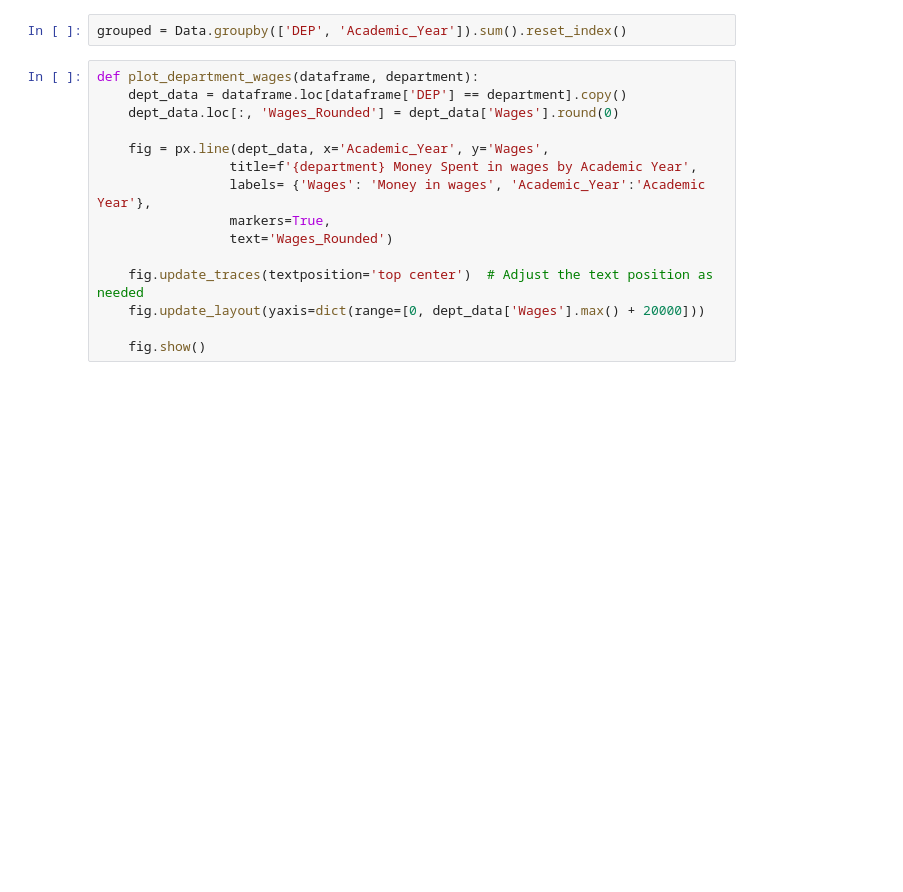
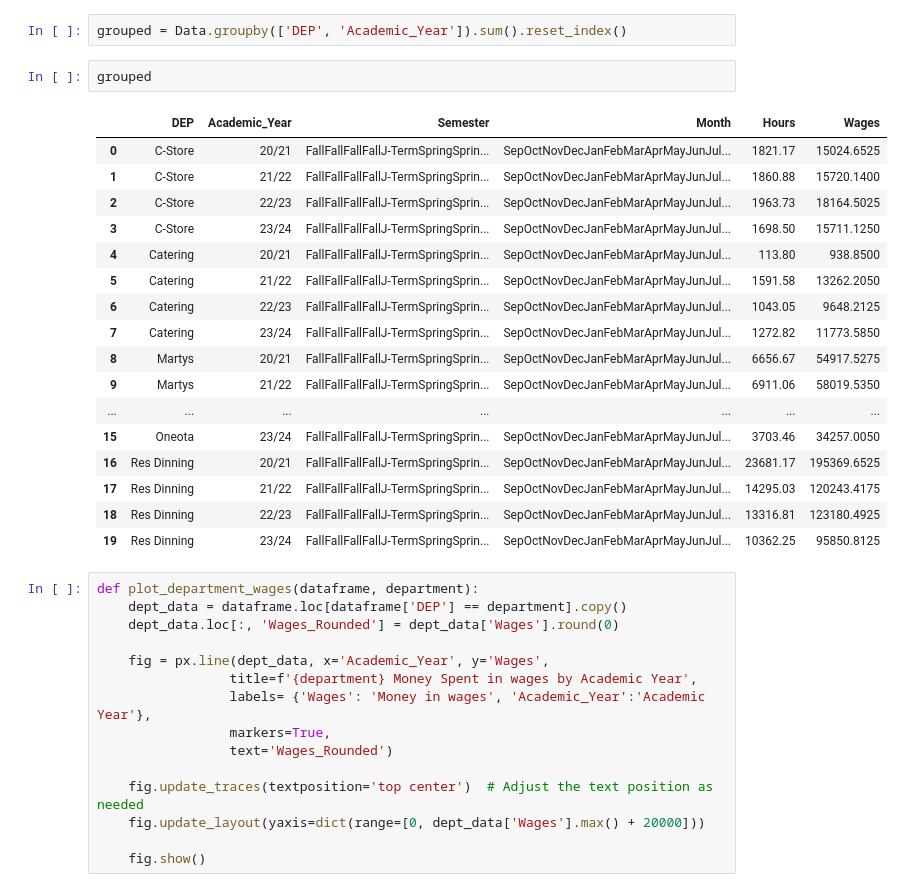
Before and after one commit to warrmu01/Hours-Analysis, a Jupyter notebook: DailyHours.ipynb, the cells around one changed output. Drawn from its saved outputs; the diff is of its cells as text; blank space fills up the shorter version.

```diff
--- a/DailyHours.ipynb
+++ b/DailyHours.ipynb
@@ -67,6 +67,26 @@ Data.describe().T
 | Wages | 240.0 | 4287.526115 | 5830.349839 | 0.0 | 299.74625 | 2241.01125 | 5729.526875 | 38964.585 |
 # %%
 grouped = Data.groupby(['DEP', 'Academic_Year']).sum().reset_index()
+# %%
+grouped
+# %% [output]
+|  | DEP | Academic_Year | Semester | Month | Hours | Wages |
+| 0 | C-Store | 20/21 | FallFallFallFallJ-TermSpringSprin... | SepOctNovDecJanFebMarAprMayJunJul... | 1821.17 | 15024.6525 |
+| 1 | C-Store | 21/22 | FallFallFallFallJ-TermSpringSprin... | SepOctNovDecJanFebMarAprMayJunJul... | 1860.88 | 15720.1400 |
+| 2 | C-Store | 22/23 | FallFallFallFallJ-TermSpringSprin... | SepOctNovDecJanFebMarAprMayJunJul... | 1963.73 | 18164.5025 |
+| 3 | C-Store | 23/24 | FallFallFallFallJ-TermSpringSprin... | SepOctNovDecJanFebMarAprMayJunJul... | 1698.50 | 15711.1250 |
+| 4 | Catering | 20/21 | FallFallFallFallJ-TermSpringSprin... | SepOctNovDecJanFebMarAprMayJunJul... | 113.80 | 938.8500 |
+| 5 | Catering | 21/22 | FallFallFallFallJ-TermSpringSprin... | SepOctNovDecJanFebMarAprMayJunJul... | 1591.58 | 13262.2050 |
+| 6 | Catering | 22/23 | FallFallFallFallJ-TermSpringSprin... | SepOctNovDecJanFebMarAprMayJunJul... | 1043.05 | 9648.2125 |
+| 7 | Catering | 23/24 | FallFallFallFallJ-TermSpringSprin... | SepOctNovDecJanFebMarAprMayJunJul... | 1272.82 | 11773.5850 |
+| 8 | Martys | 20/21 | FallFallFallFallJ-TermSpringSprin... | SepOctNovDecJanFebMarAprMayJunJul... | 6656.67 | 54917.5275 |
+| 9 | Martys | 21/22 | FallFallFallFallJ-TermSpringSprin... | SepOctNovDecJanFebMarAprMayJunJul... | 6911.06 | 58019.5350 |
+| ... | ... | ... | ... | ... | ... | ... |
+| 15 | Oneota | 23/24 | FallFallFallFallJ-TermSpringSprin... | SepOctNovDecJanFebMarAprMayJunJul... | 3703.46 | 34257.0050 |
+| 16 | Res Dinning | 20/21 | FallFallFallFallJ-TermSpringSprin... | SepOctNovDecJanFebMarAprMayJunJul... | 23681.17 | 195369.6525 |
+| 17 | Res Dinning | 21/22 | FallFallFallFallJ-TermSpringSprin... | SepOctNovDecJanFebMarAprMayJunJul... | 14295.03 | 120243.4175 |
+| 18 | Res Dinning | 22/23 | FallFallFallFallJ-TermSpringSprin... | SepOctNovDecJanFebMarAprMayJunJul... | 13316.81 | 123180.4925 |
+| 19 | Res Dinning | 23/24 | FallFallFallFallJ-TermSpringSprin... | SepOctNovDecJanFebMarAprMayJunJul... | 10362.25 | 95850.8125 |
 # %%
 def plot_department_wages(dataframe, department):
     dept_data = dataframe.loc[dataframe['DEP'] == department].copy()
```
Also changed, not shown: parts of 4 cells of this notebook.
